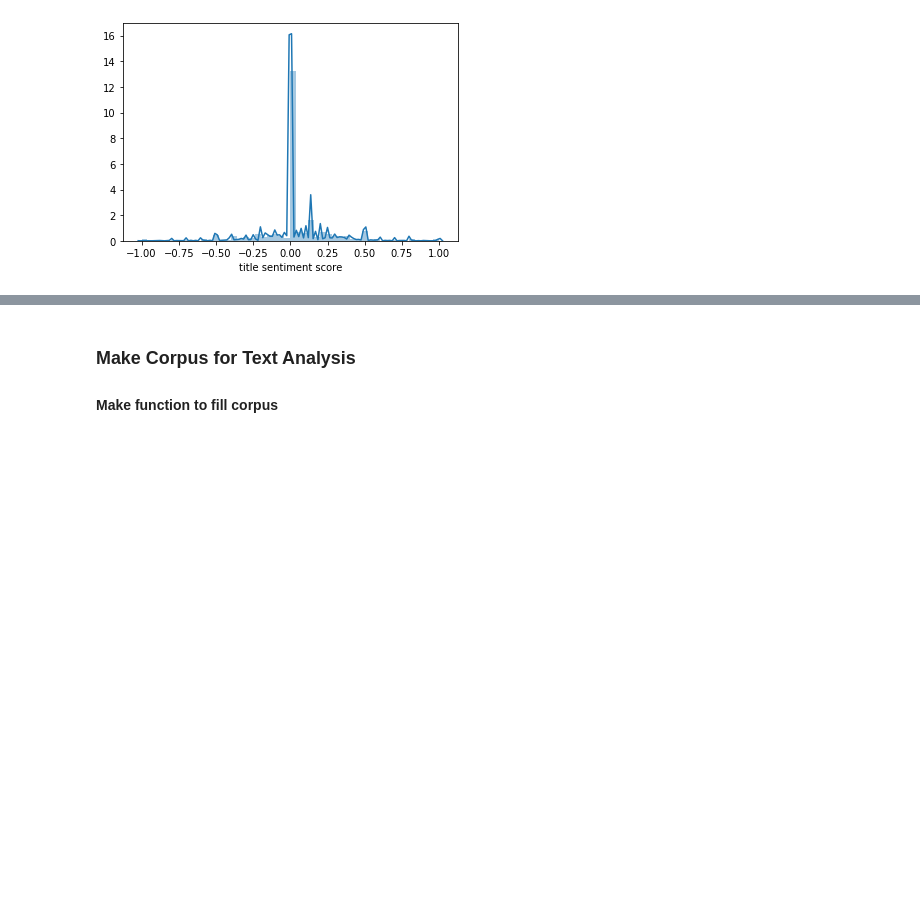
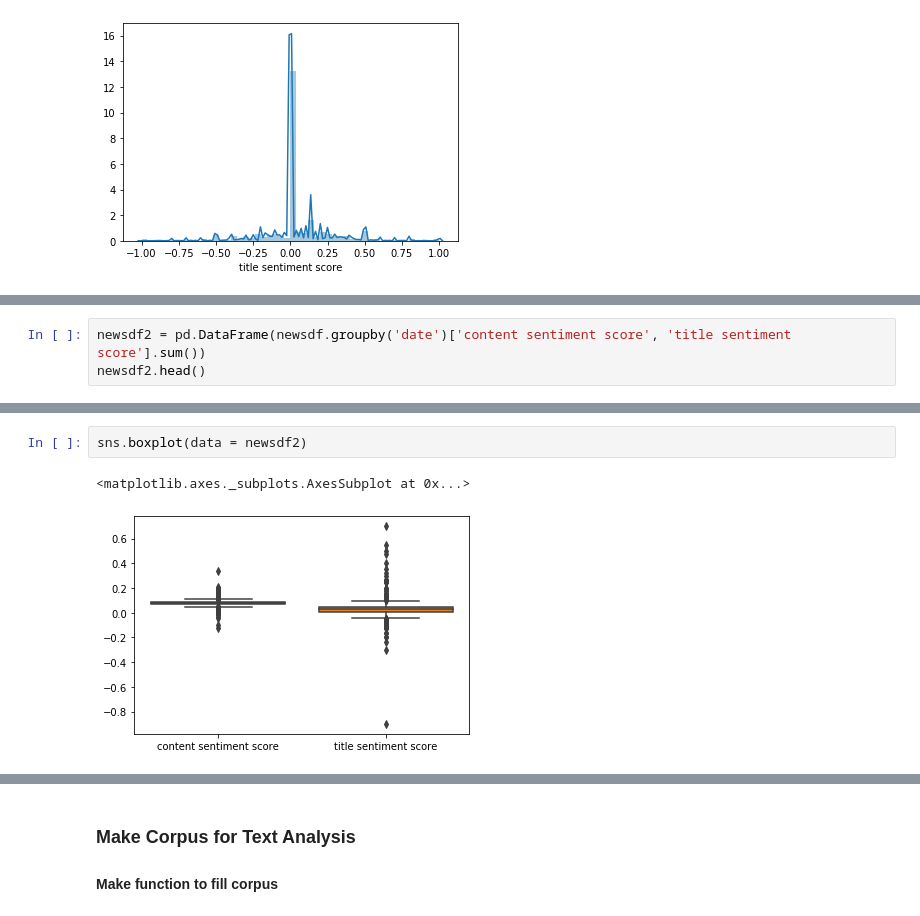
Before and after one commit to nicholas-wright/Ryerson-Capstone-Project, a Jupyter notebook: Initial Results/Exploratory Data Analysis Pt.2.ipynb, the cells around one changed output, grey strips where cells are left out. Drawn from its saved outputs; the diff is of its cells as text; blank space fills up the shorter version.

```diff
--- a/Initial Results/Exploratory Data Analysis Pt.2.ipynb
+++ b/Initial Results/Exploratory Data Analysis Pt.2.ipynb
@@ -100,0 +102,3 @@ sns.distplot(newsdf['title sentiment score'], bins = 50)
+# %%
+newsdf2 = pd.DataFrame(newsdf.groupby('date')['content sentiment score', 'title sentiment score'].sum())
+newsdf2.head()
@@ -100,0 +113,5 @@ sns.distplot(newsdf['title sentiment score'], bins = 50)
+# %%
+sns.boxplot(data = newsdf2)
+# %% [output]
+<matplotlib.axes._subplots.AxesSubplot at 0x...>
+[figure, added]
```
Also changed, not shown: parts of 35 cells of this notebook.
